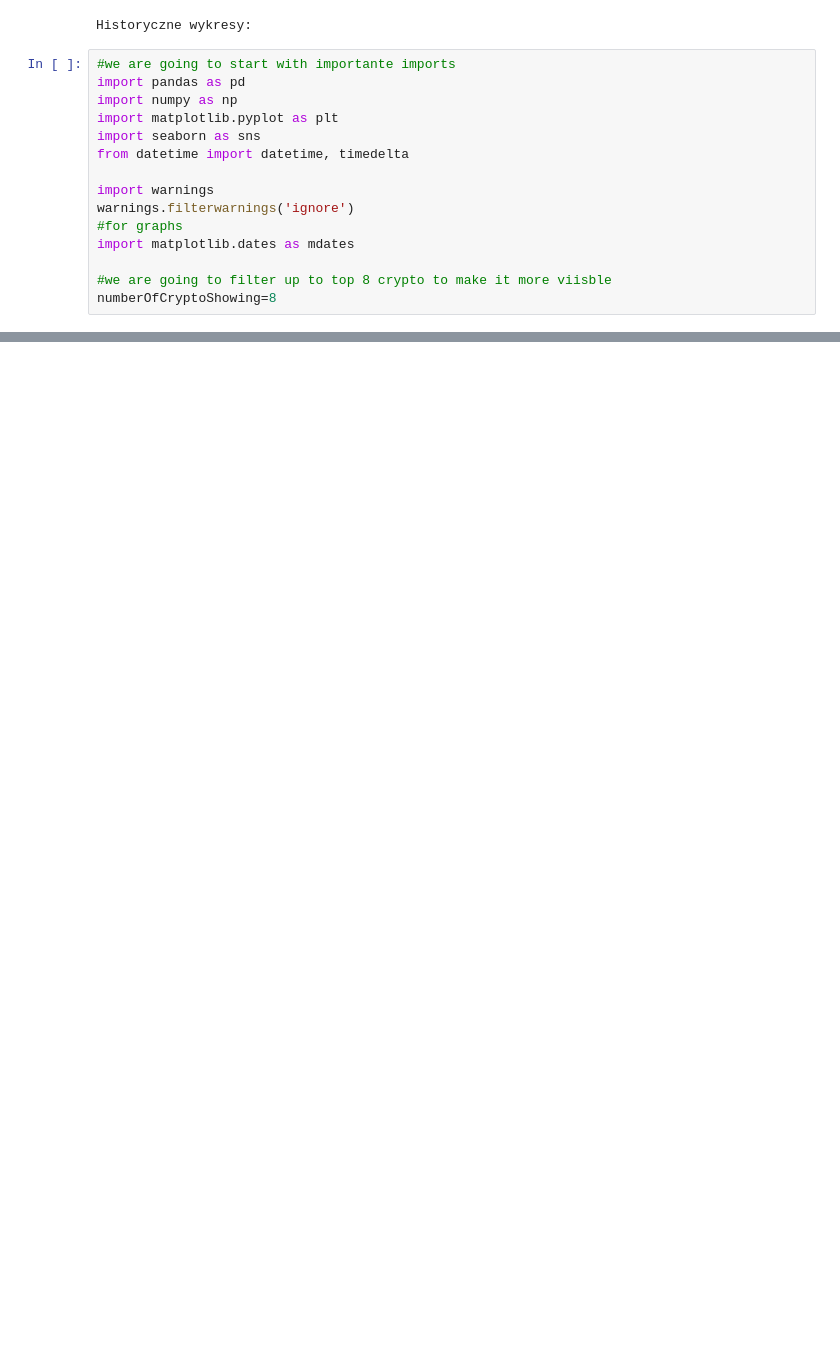
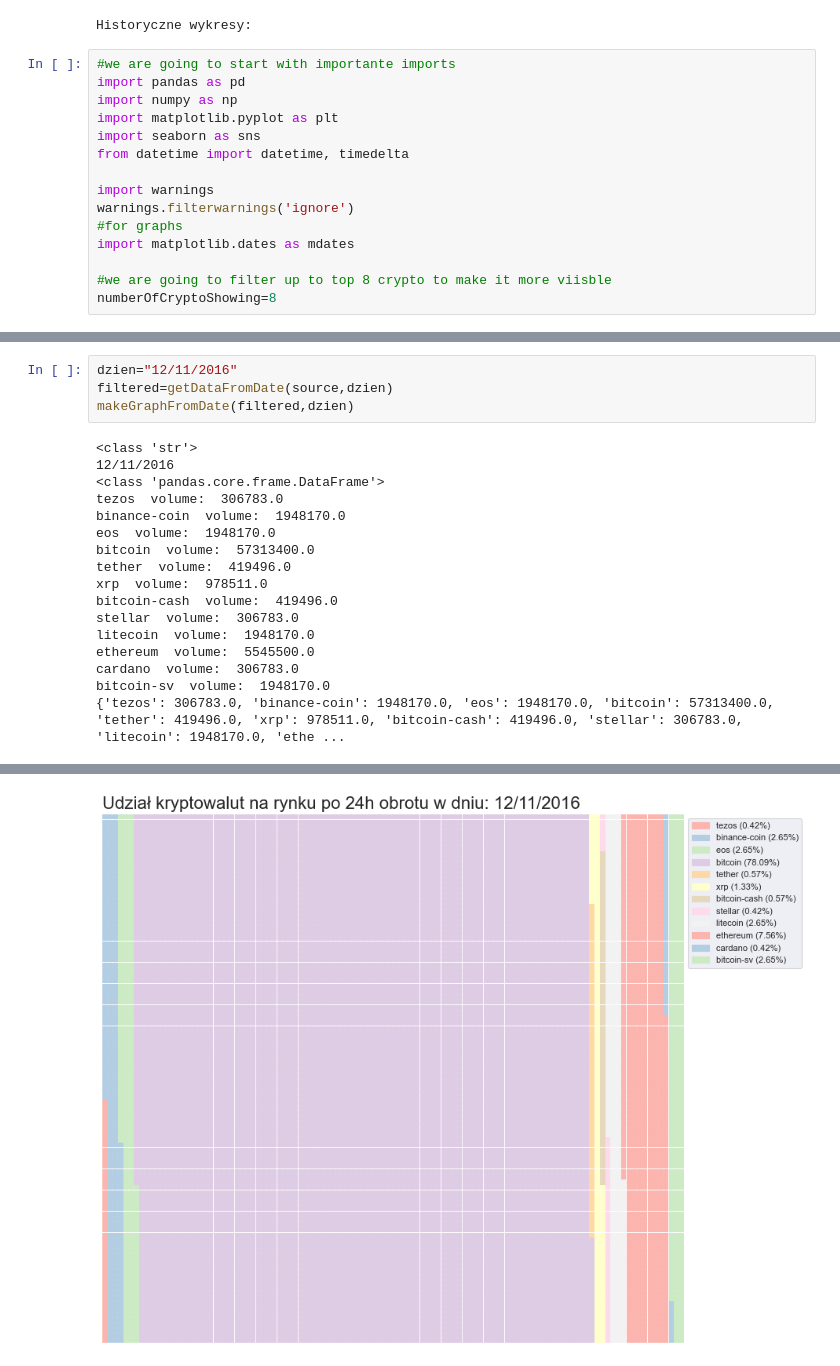
Before and after one commit to PrzemekZiemiakowski/cryptoGraphs, a Jupyter notebook: cryptowiz.ipynb, the cells around one changed output, grey strips where cells are left out. Cells and saved outputs as stored; diff of their text form; blank space fills up the shorter version.

```diff
--- a/cryptowiz.ipynb
+++ b/cryptowiz.ipynb
@@ -200,0 +231,21 @@ bitcoin-sv  volume:  63771772
+# %%
+dzien="12/11/2016"
+filtered=getDataFromDate(source,dzien)
+makeGraphFromDate(filtered,dzien)
+# %% [output]
+<class 'str'>
+12/11/2016
+<class 'pandas.core.frame.DataFrame'>
+tezos  volume:  306783.0
+binance-coin  volume:  1948170.0
+eos  volume:  1948170.0
+bitcoin  volume:  57313400.0
+tether  volume:  419496.0
+xrp  volume:  978511.0
+bitcoin-cash  volume:  419496.0
+stellar  volume:  306783.0
+litecoin  volume:  1948170.0
+ethereum  volume:  5545500.0
+cardano  volume:  306783.0
+bitcoin-sv  volume:  1948170.0
+{'tezos': 306783.0, 'binance-coin': 1948170.0, 'eos': 1948170.0, 'bitcoin': 57313400.0, 'tether': 419496.0, 'xrp': 978511.0, 'bitcoin-cash': 419496.0, 'stellar': 306783.0, 'litecoin': 1948170.0, 'ethe ...
@@ -200,0 +253 @@ bitcoin-sv  volume:  63771772
+[figure, added]
```
Also changed, not shown: parts of 11 cells of this notebook.
